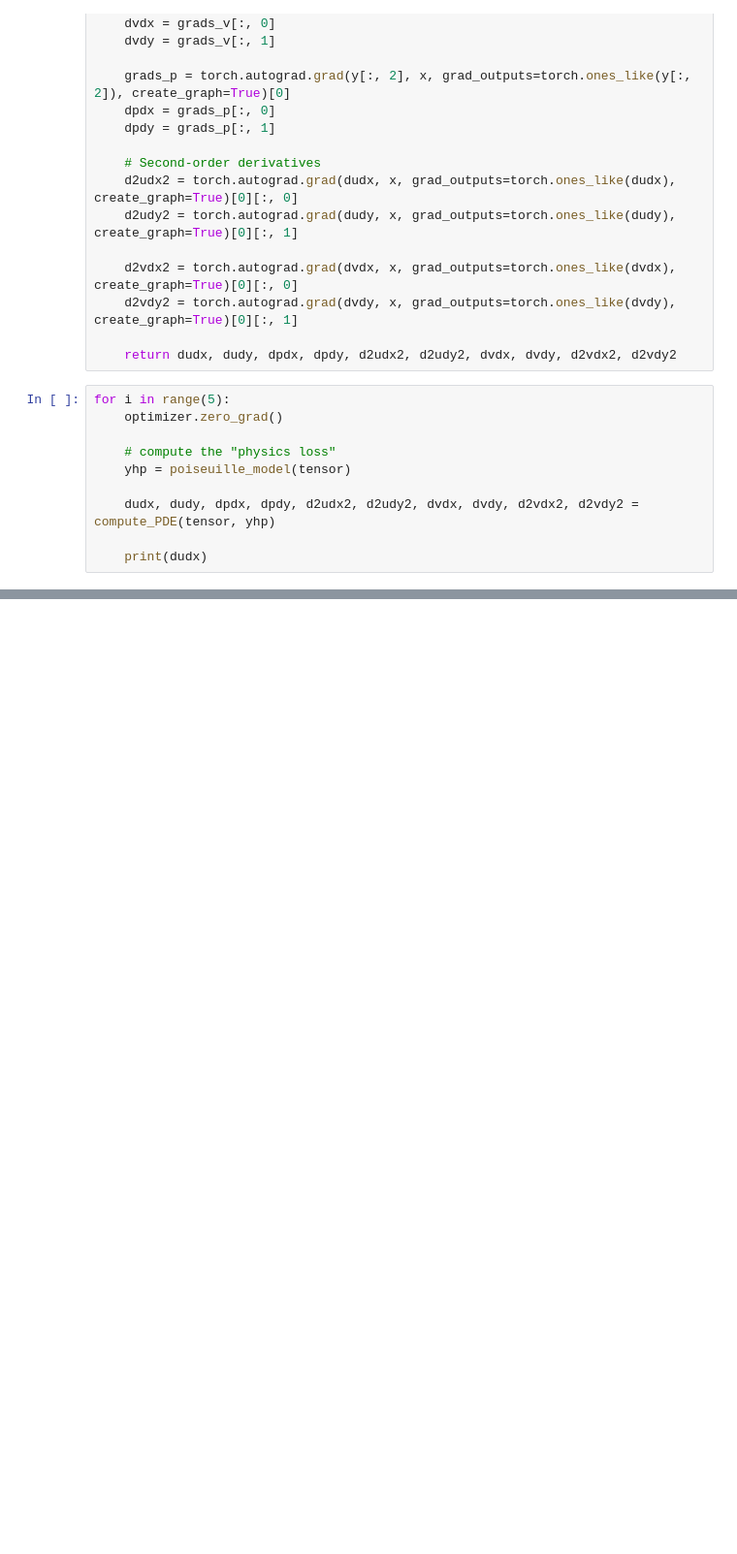
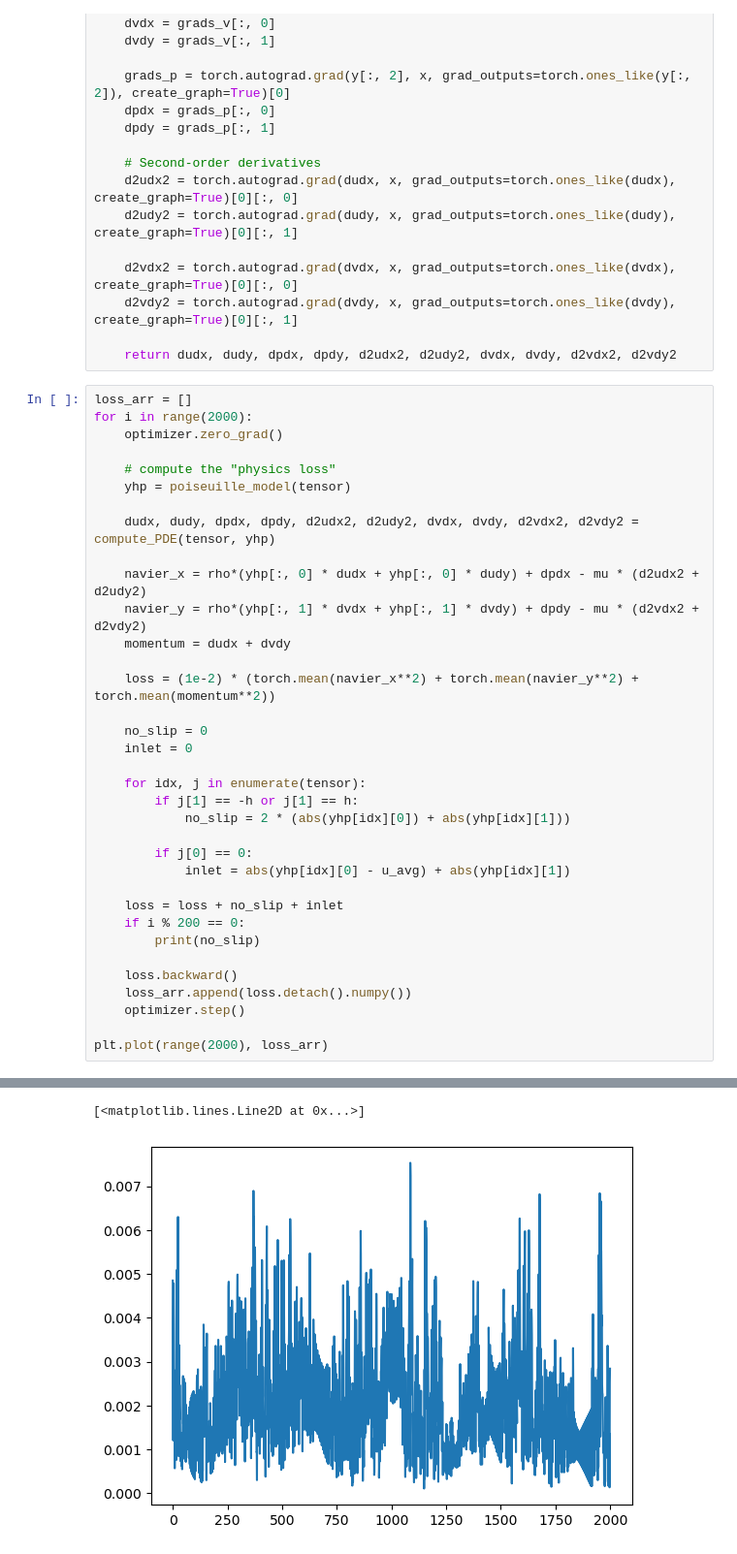
Before and after one commit to GuilBess/TB_PINN, a Jupyter notebook: example.ipynb, the cells around one changed output, grey strips where cells are left out. Shown: that part at 97% size. Saved outputs shown, nothing was run; the diff lists cells and outputs as text; blank space fills up the shorter version.

```diff
--- a/example.ipynb
+++ b/example.ipynb
@@ -182,7 +182,8 @@ def compute_PDE(x, y):
 
     return dudx, dudy, dpdx, dpdy, d2udx2, d2udy2, dvdx, dvdy, d2vdx2, d2vdy2
 # %%
-for i in range(5):
+loss_arr = []
+for i in range(2000):
     optimizer.zero_grad()
 
     # compute the "physics loss"
@@ -190,5 +191,29 @@ for i in range(5):
 
     dudx, dudy, dpdx, dpdy, d2udx2, d2udy2, dvdx, dvdy, d2vdx2, d2vdy2 = compute_PDE(tensor, yhp)
 
-    print(dudx)
+    navier_x = rho*(yhp[:, 0] * dudx + yhp[:, 0] * dudy) + dpdx - mu * (d2udx2 + d2udy2)
+    navier_y = rho*(yhp[:, 1] * dvdx + yhp[:, 1] * dvdy) + dpdy - mu * (d2vdx2 + d2vdy2)
+    momentum = dudx + dvdy
+
+    loss = (1e-2) * (torch.mean(navier_x**2) + torch.mean(navier_y**2) + torch.mean(momentum**2))
+
+    no_slip = 0
+    inlet = 0
+
+    for idx, j in enumerate(tensor):
+        if j[1] == -h or j[1] == h:
+            no_slip = 2 * (abs(yhp[idx][0]) + abs(yhp[idx][1]))
+
+        if j[0] == 0:
+            inlet = abs(yhp[idx][0] - u_avg) + abs(yhp[idx][1])
+
+    loss = loss + no_slip + inlet
+    if i % 200 == 0:
+        print(no_slip)
+
+    loss.backward()
+    loss_arr.append(loss.detach().numpy())
+    optimizer.step()
+
+plt.plot(range(2000), loss_arr)
 # %% [output]
@@ -204,0 +230,2 @@ tensor([0.0097, 0.0097, 0.0097,  ..., 0.0089, 0.0089, 0.0089],
+[<matplotlib.lines.Line2D at 0x...>]
+[figure, added]
```
Also changed, not shown: parts of 2 cells of this notebook.
